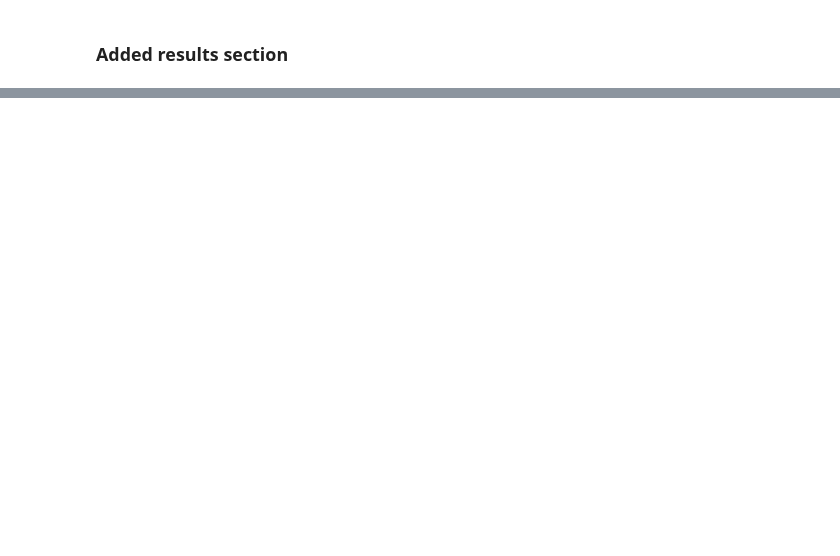
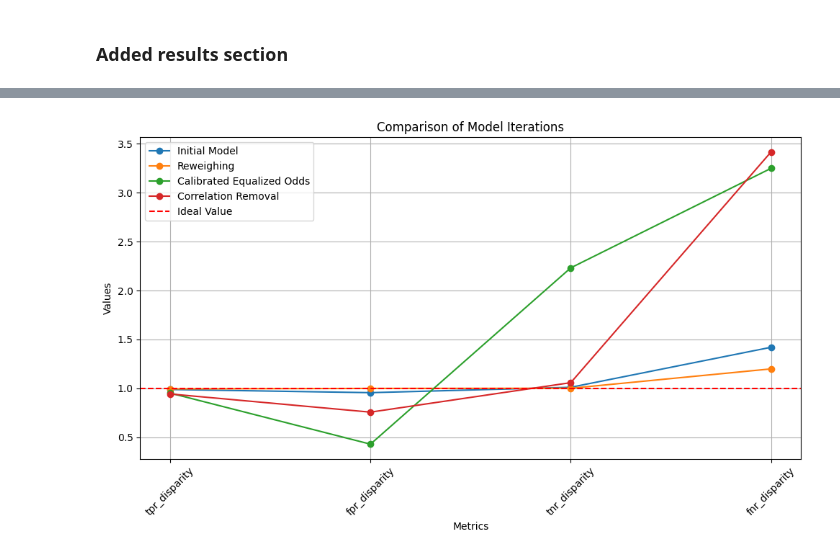
Before and after one commit to HaukeSchwarz/Thesis, a Jupyter notebook: notebooks/Aggregated_Result_Analysis.ipynb, the cells around one changed output, grey strips where cells are left out. Saved outputs shown, nothing was run; the diff lists cells and outputs as text; code cells hidden in the pictures; blank space fills up the shorter version.

Commit message:
added visual for fairness metrics comparison

```diff
--- a/notebooks/Aggregated_Result_Analysis.ipynb
+++ b/notebooks/Aggregated_Result_Analysis.ipynb
@@ -6,4 +7,6 @@ import pandas as pd
 # %%
+comp_df_orig_rew = pd.read_pickle("C:/Users/Hauke/OneDrive - ucp.pt/04_Thesis/00_GitHub/Thesis/data/interim/result_frames/performance/comp_df_orig_rew.pkl")
 comp_df_cal_eqodds = pd.read_pickle("C:/Users/Hauke/OneDrive - ucp.pt/04_Thesis/00_GitHub/Thesis/data/interim/result_frames/performance/comp_df_cal_eqodds.pkl")
 
+results_df = pd.read_pickle("C:/Users/Hauke/OneDrive - ucp.pt/04_Thesis/00_GitHub/Thesis/data/interim/result_frames/performance/results_df.pkl")
 results_df_eqodds_cor = pd.read_pickle("C:/Users/Hauke/OneDrive - ucp.pt/04_Thesis/00_GitHub/Thesis/data/interim/result_frames/performance/results_df_eqodds_cor.pkl")
@@ -22,0 +13,5 @@ results_df_eqodds_cor
+# %%
+race_score_df = pd.merge(comp_df_orig_rew, comp_df_cal_eqodds, left_index=True, right_index=True)
+fairness_performance_df = pd.merge(results_df, results_df_eqodds_cor, left_index=True, right_index=True)
+
+fairness_performance_df.columns = race_score_df.columns = ["Initial Model", "Reweighing", "Calibrated Equalized Odds", "Correlation Removal"]
@@ -22,0 +31,37 @@ results_df_eqodds_cor
+# %%
+data = {
+    'KPI': ['tpr_disparity', 'fpr_disparity', 'tnr_disparity', 'fnr_disparity'],
+    fairness_performance_df.columns[0]: [fairness_performance_df[fairness_performance_df.columns[0]][5], fairness_performance_df[fairness_performance_df.columns[0]][6], fairness_performance_df[fairness_performance_df.columns[0]][7], fairness_performance_df[fairness_performance_df.columns[0]][8]],
+    fairness_performance_df.columns[1]: [fairness_performance_df[fairness_performance_df.columns[1]][5], fairness_performance_df[fairness_performance_df.columns[1]][6], fairness_performance_df[fairness_performance_df.columns[1]][7], fairness_performance_df[fairness_performance_df.columns[1]][8]],
+    fairness_performance_df.columns[2]: [fairness_performance_df[fairness_performance_df.columns[2]][5], fairness_performance_df[fairness_performance_df.columns[2]][6], fairness_performance_df[fairness_performance_df.columns[2]][7], fairness_performance_df[fairness_performance_df.columns[2]][8]],
+    fairness_performance_df.columns[3]: [fairness_performance_df[fairness_performance_df.columns[3]][5], fairness_performance_df[fairness_performance_df.columns[3]][6], fairness_performance_df[fairness_performance_df.columns[3]][7], fairness_performance_df[fairness_performance_df.columns[3]][8]]
+}
+
+df = pd.DataFrame(data)
+metrics = df['KPI']
+iteration1_values = df[fairness_performance_df.columns[0]]
+iteration2_values = df[fairness_performance_df.columns[1]]
+iteration3_values = df[fairness_performance_df.columns[2]]
+iteration4_values = df[fairness_performance_df.columns[3]]
+
+plt.figure(figsize=(10, 6))
+plt.plot(metrics, iteration1_values, marker='o', label=fairness_performance_df.columns[0])
+plt.plot(metrics, iteration2_values, marker='o', label=fairness_performance_df.columns[1])
+plt.plot(metrics, iteration3_values, marker='o', label=fairness_performance_df.columns[2])
+plt.plot(metrics, iteration4_values, marker='o', label=fairness_performance_df.columns[3])
+
+plt.axhline(y=1, color='r', linestyle='--', label='Ideal Value')
+
+plt.xlabel('Metrics')
+plt.ylabel('Values')
+plt.title('Comparison of Model Iterations')
+
+plt.xticks(rotation=45)
+
+plt.legend()
+
+plt.grid(True)
+plt.tight_layout()
+plt.show()
+# %% [output]
+[figure, added]
```
Also changed, not shown: parts of 3 cells of this notebook.
